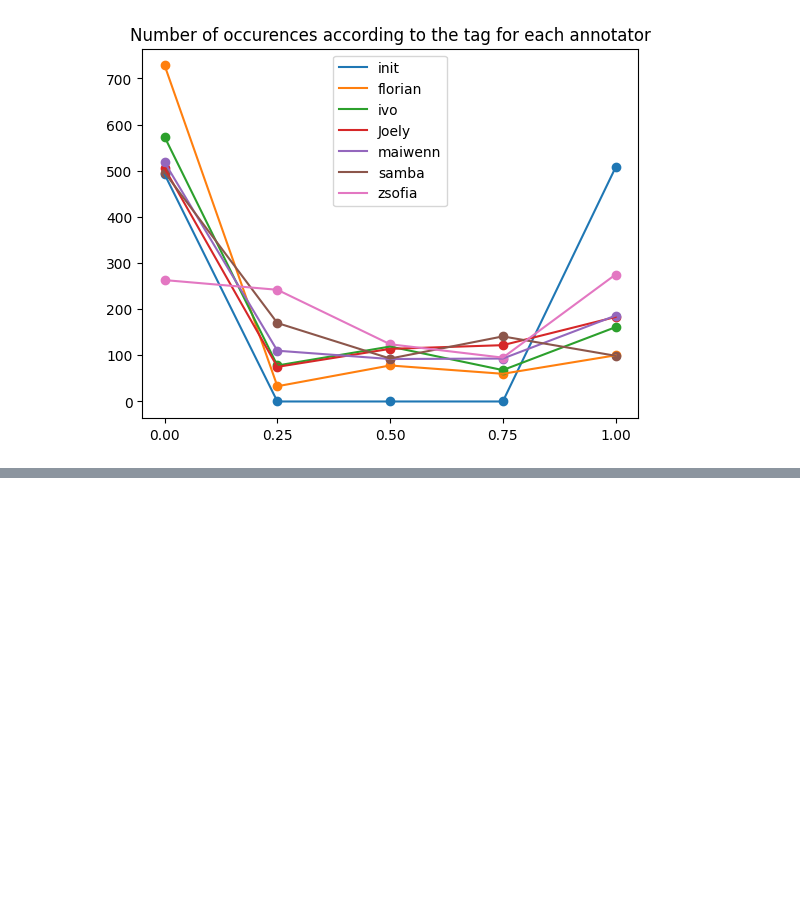
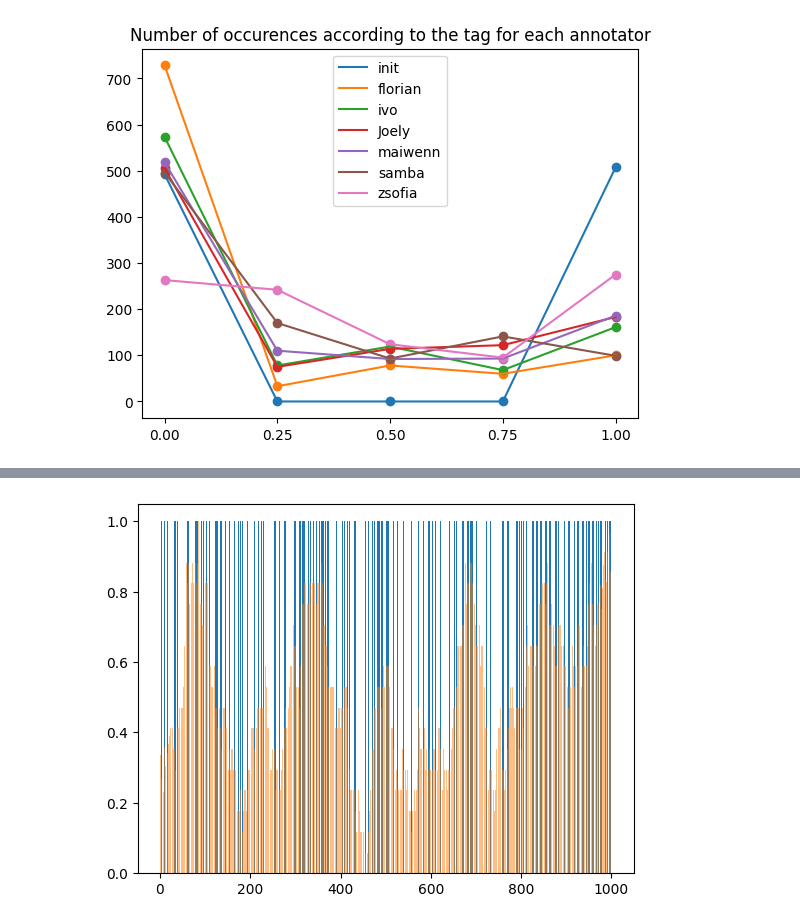
Before and after one commit to zsoflo/sarcasm, a Jupyter notebook: annotations/src/annotation_analysis_compare_inital.ipynb, the cells around one changed output, grey strips where cells are left out. Saved outputs shown, nothing was run; the diff lists cells and outputs as text; code cells hidden in the pictures; blank space fills up the shorter version.

```diff
--- a/annotations/src/annotation_analysis_compare_inital.ipynb
+++ b/annotations/src/annotation_analysis_compare_inital.ipynb
@@ -269,0 +363,6 @@ plt.show()
+# %%
+plt.bar(range(1, len(sorted_sources_num) + 1),sorted_sources_num)
+plt.bar(range(1, len(sorted_sources_num) + 1),avg_sorted_sources_num, alpha=0.5)
+plt.show()
+# %% [output]
+[figure, added]
```
Also changed, not shown: parts of 10 cells of this notebook.
